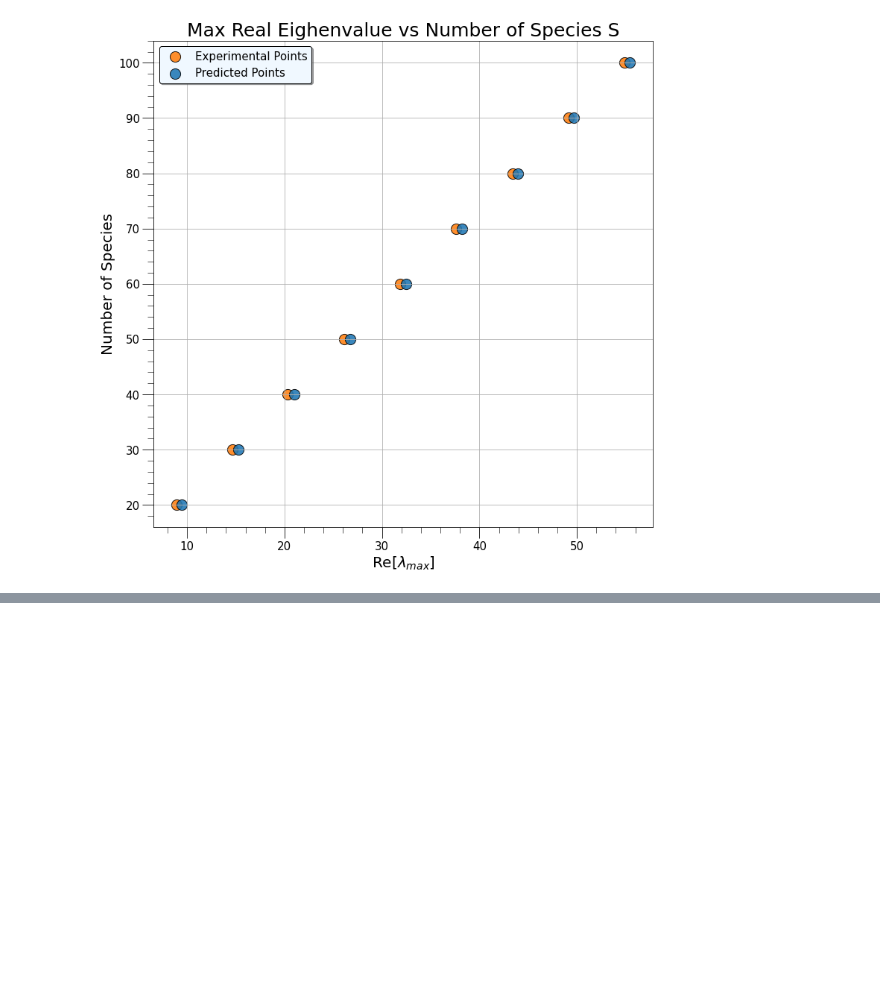
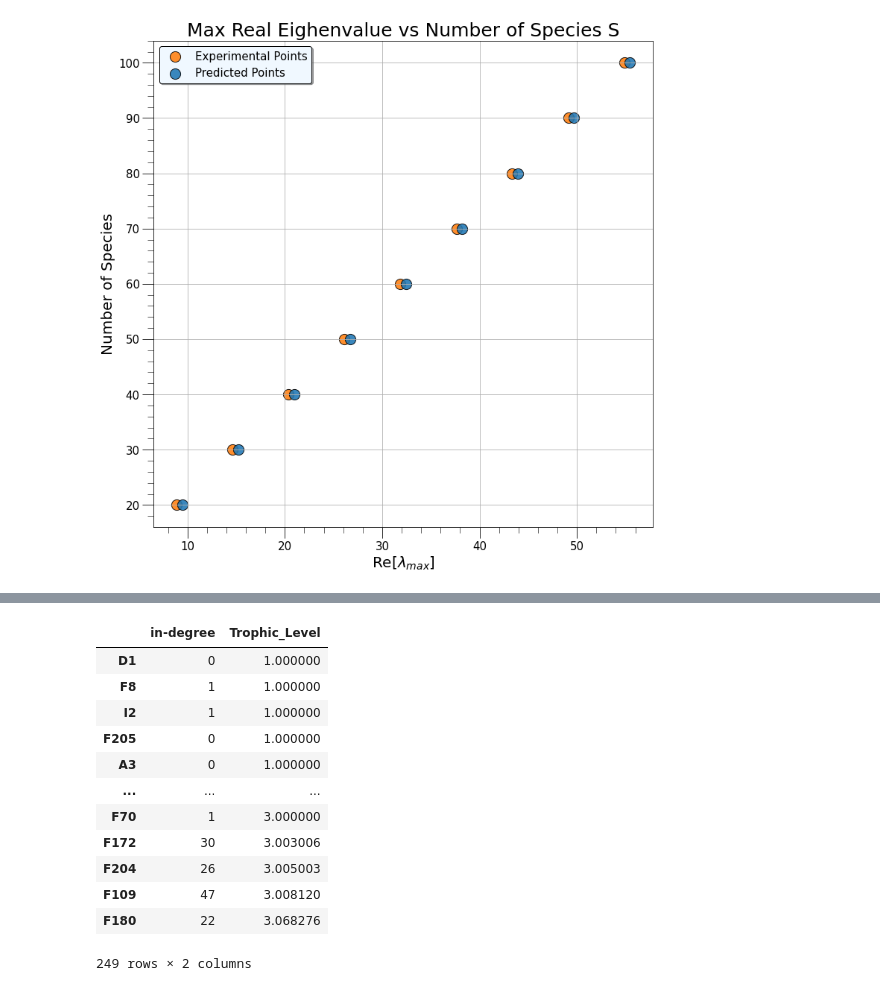
Before and after one commit to AndreaLazzari/PhysicalModelsOfLivingSystems, a Jupyter notebook: Week4/Homework_Week4_Lazzari.ipynb, the cells around one changed output, grey strips where cells are left out. Cells and saved outputs as stored; diff of their text form; code cells hidden in the pictures; blank space fills up the shorter version.

Commit message:
Adding TrophicLevels - ex4c

```diff
--- a/Week4/Homework_Week4_Lazzari.ipynb
+++ b/Week4/Homework_Week4_Lazzari.ipynb
@@ -301,0 +445,4 @@ ax.minorticks_on()
+# %%
+k_in = {df_food.index[x].strip(): np.sum(df_food.iloc[:,x]) for x in range(S)}    #in-degree
+
+k_in_sorted = dict(sorted(k_in.items(), key=lambda x: x[1]))  #sorted in-degree
@@ -301,0 +463,27 @@ ax.minorticks_on()
+# %%
+df = pd.DataFrame.from_dict(k_in_sorted, orient='index', columns=['in-degree'])
+df['Trophic_Level'] = np.nan
+df.loc['D1':'F205','Trophic_Level'] = 1
+
+species = list(df.index)
+df_sort = df_food.reindex(index=df.index)
+
+while np.isnan(df['Trophic_Level']).any():
+    trophic_level(df_sort, df, k_in_sorted, 'F38', species)
+# %%
+df.sort_values(by=['Trophic_Level'], inplace=True)
+df
+# %% [output]
+|  | in-degree | Trophic_Level |
+| D1 | 0 | 1.000000 |
+| F8 | 1 | 1.000000 |
+| I2 | 1 | 1.000000 |
+| F205 | 0 | 1.000000 |
+| A3 | 0 | 1.000000 |
+| ... | ... | ... |
+| F70 | 1 | 3.000000 |
+| F172 | 30 | 3.003006 |
+| F204 | 26 | 3.005003 |
+| F109 | 47 | 3.008120 |
+| F180 | 22 | 3.068276 |
+249 rows × 2 columns
```
Also changed, not shown: parts of 14 cells of this notebook.
